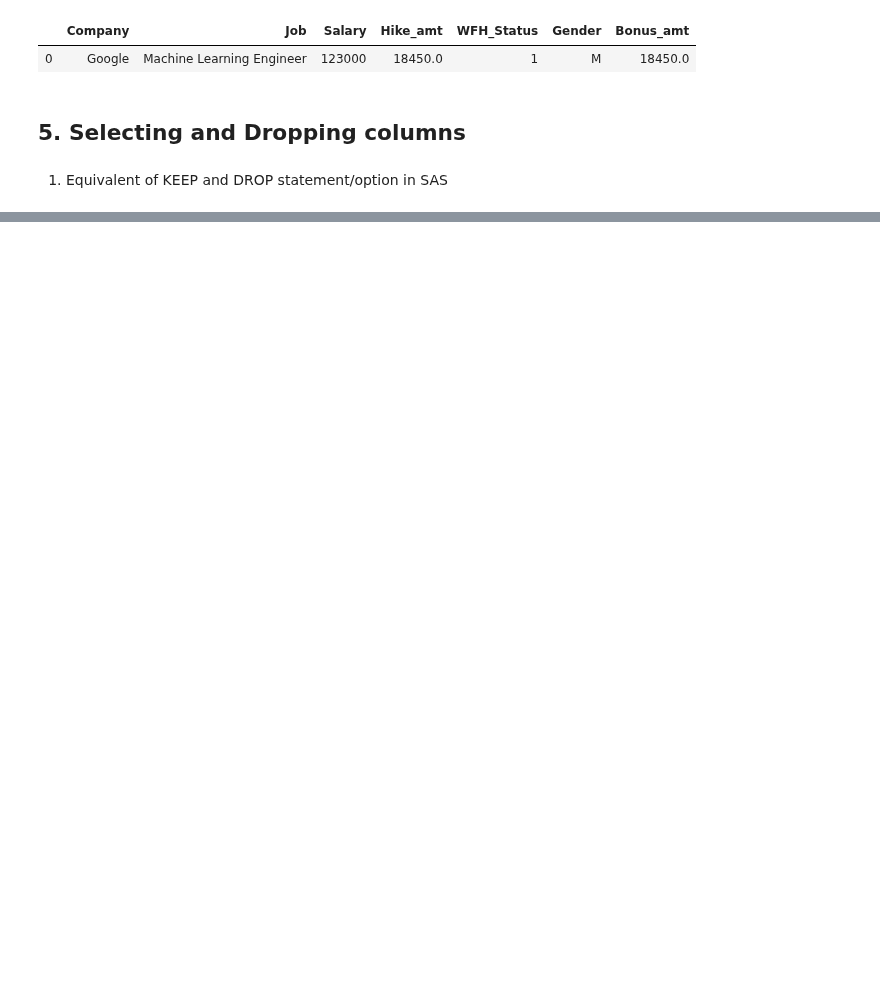
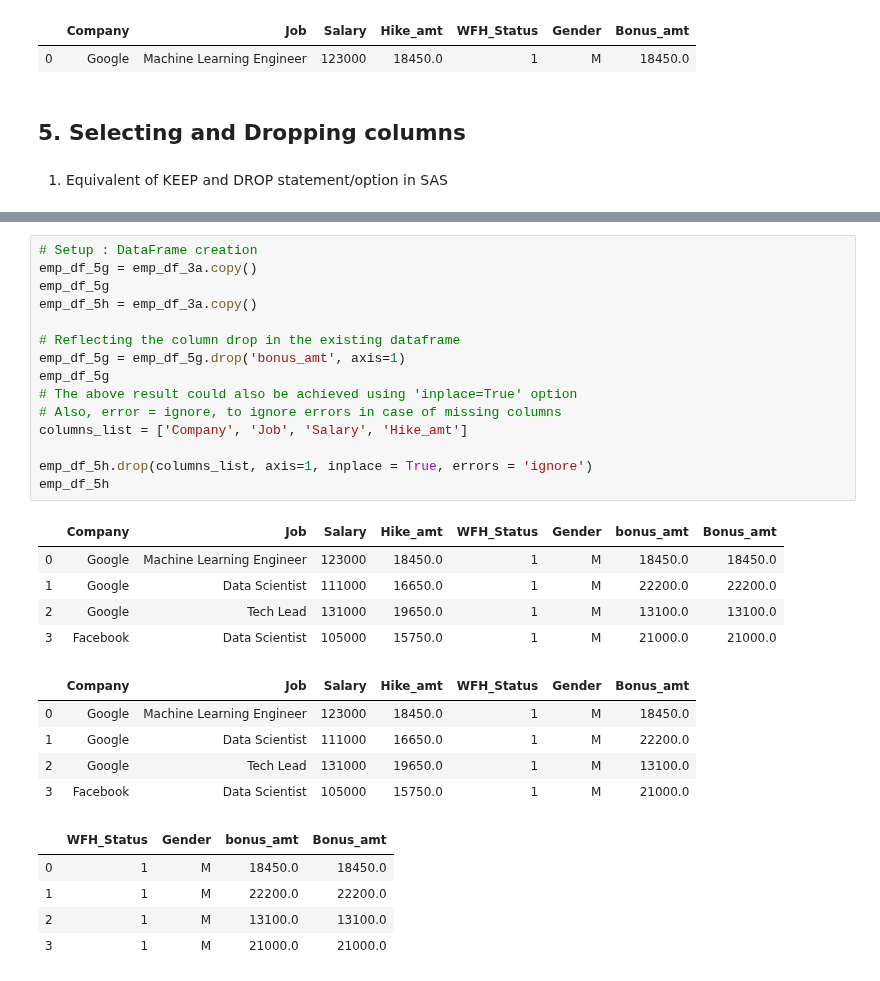
Before and after one commit to AbhishekKumar-0311/Machine-Learning-with-Python, a Jupyter notebook: Pandas/Learning_Pandas_Part_1.ipynb, the cells around one changed output, grey strips where cells are left out. Cells and saved outputs as stored; diff of their text form; blank space fills up the shorter version.

```diff
--- a/Pandas/Learning_Pandas_Part_1.ipynb
+++ b/Pandas/Learning_Pandas_Part_1.ipynb
@@ -520,0 +710,31 @@ emp_df_2h1
+# %%
+# Setup : DataFrame creation
+emp_df_5g = emp_df_3a.copy()
+emp_df_5g
+emp_df_5h = emp_df_3a.copy()
+
+# Reflecting the column drop in the existing dataframe
+emp_df_5g = emp_df_5g.drop('bonus_amt', axis=1)
+emp_df_5g
+# The above result could also be achieved using 'inplace=True' option
+# Also, error = ignore, to ignore errors in case of missing columns
+columns_list = ['Company', 'Job', 'Salary', 'Hike_amt']
+
+emp_df_5h.drop(columns_list, axis=1, inplace = True, errors = 'ignore')
+emp_df_5h
+# %% [output]
+|  | Company | Job | Salary | Hike_amt | WFH_Status | Gender | bonus_amt | Bonus_amt |
+| 0 | Google | Machine Learning Engineer | 123000 | 18450.0 | 1 | M | 18450.0 | 18450.0 |
+| 1 | Google | Data Scientist | 111000 | 16650.0 | 1 | M | 22200.0 | 22200.0 |
+| 2 | Google | Tech Lead | 131000 | 19650.0 | 1 | M | 13100.0 | 13100.0 |
+| 3 | Facebook | Data Scientist | 105000 | 15750.0 | 1 | M | 21000.0 | 21000.0 |
+|  | Company | Job | Salary | Hike_amt | WFH_Status | Gender | Bonus_amt |
+| 0 | Google | Machine Learning Engineer | 123000 | 18450.0 | 1 | M | 18450.0 |
+| 1 | Google | Data Scientist | 111000 | 16650.0 | 1 | M | 22200.0 |
+| 2 | Google | Tech Lead | 131000 | 19650.0 | 1 | M | 13100.0 |
+| 3 | Facebook | Data Scientist | 105000 | 15750.0 | 1 | M | 21000.0 |
+|  | WFH_Status | Gender | bonus_amt | Bonus_amt |
+| 0 | 1 | M | 18450.0 | 18450.0 |
+| 1 | 1 | M | 22200.0 | 22200.0 |
+| 2 | 1 | M | 13100.0 | 13100.0 |
+| 3 | 1 | M | 21000.0 | 21000.0 |
```
Also changed, not shown: parts of 36 cells of this notebook.
